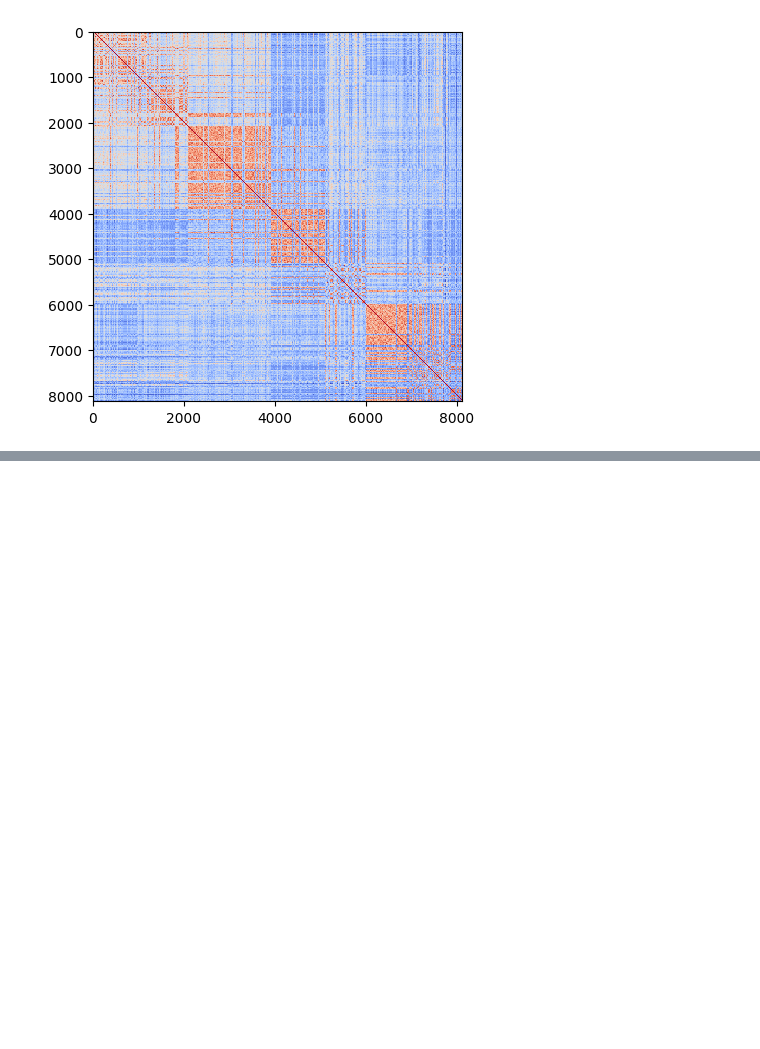
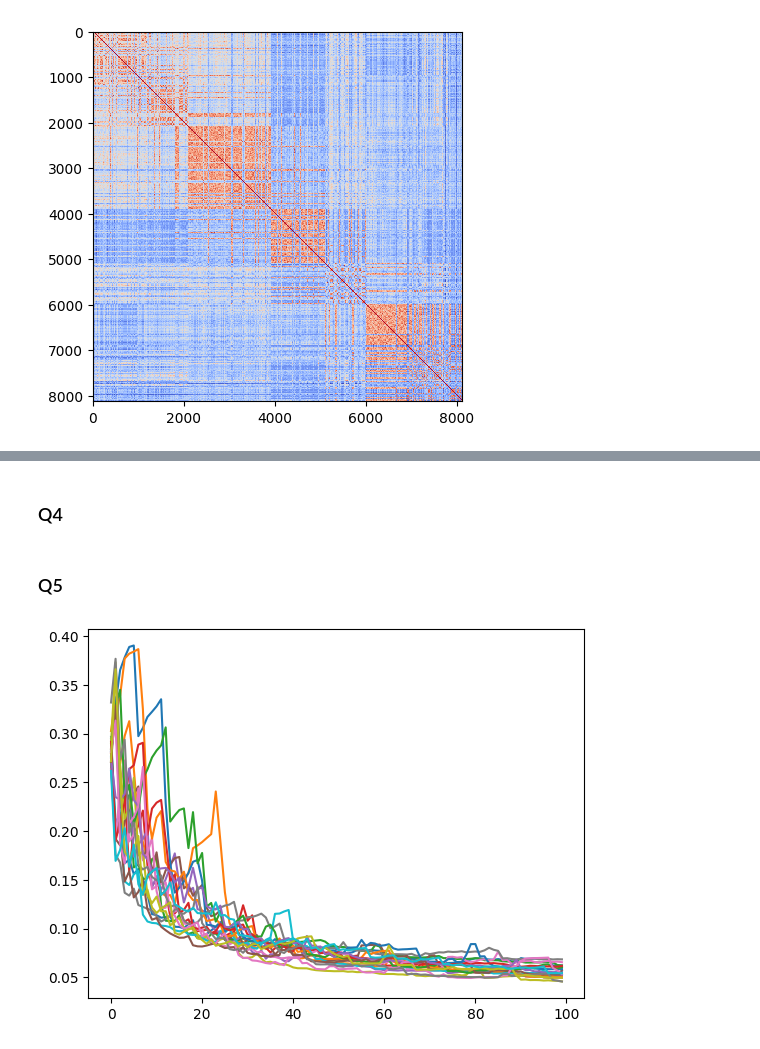
Before and after one commit to matthieuneau/l-bgfs, a Jupyter notebook: tp.ipynb, the cells around one changed output, grey strips where cells are left out. Cells and saved outputs as stored; diff of their text form; code cells hidden in the pictures; blank space fills up the shorter version.

```diff
--- a/tp.ipynb
+++ b/tp.ipynb
@@ -133,0 +173,2 @@ Iteration 90, loss: 0.016528928847349376
+# %% [markdown]
+### Q4
@@ -133,0 +193,34 @@ Iteration 90, loss: 0.016528928847349376
+# %%
+for _ in range(20):
+    x0 = np.random.rand(n_features)/n_features
+    alpha = 1
+    n_iter = 100
+    loss_history = stochastic_grad_desc (x0, alpha, n_iter, 10)[1]
+    plt.plot(range(n_iter), loss_history)
+
+plt.xlabel("Iterations")
+plt.ylabel("Loss")
+plt.title("Loss Convergence for 10 Runs")
+plt.show()
+# %% [markdown]
+### Q5
+# %%
+def adagrad(x0: np.ndarray, eta: float, n_iter: int, epsilon: float = 1e-8):
+    x = x0
+    G = np.zeros(n_features)
+    loss_history = []
+    for i in range(n_iter):
+        g = stochastic_grad(x)
+        G += g**2
+        x = x - (eta/np.sqrt(G + epsilon)) * g
+        loss_history.append(loss(x))
+    return x, loss_history
+
+for _ in range(20):
+    x0 = np.random.rand(n_features)/n_features
+    eta = 0.1
+    n_iter = 100
+    loss_history = adagrad(x0, eta, n_iter)[1]
+    plt.plot(range(n_iter), loss_history)
+# %% [output]
+[figure, added]
```
Also changed, not shown: parts of 27 cells of this notebook, 1 other file.
